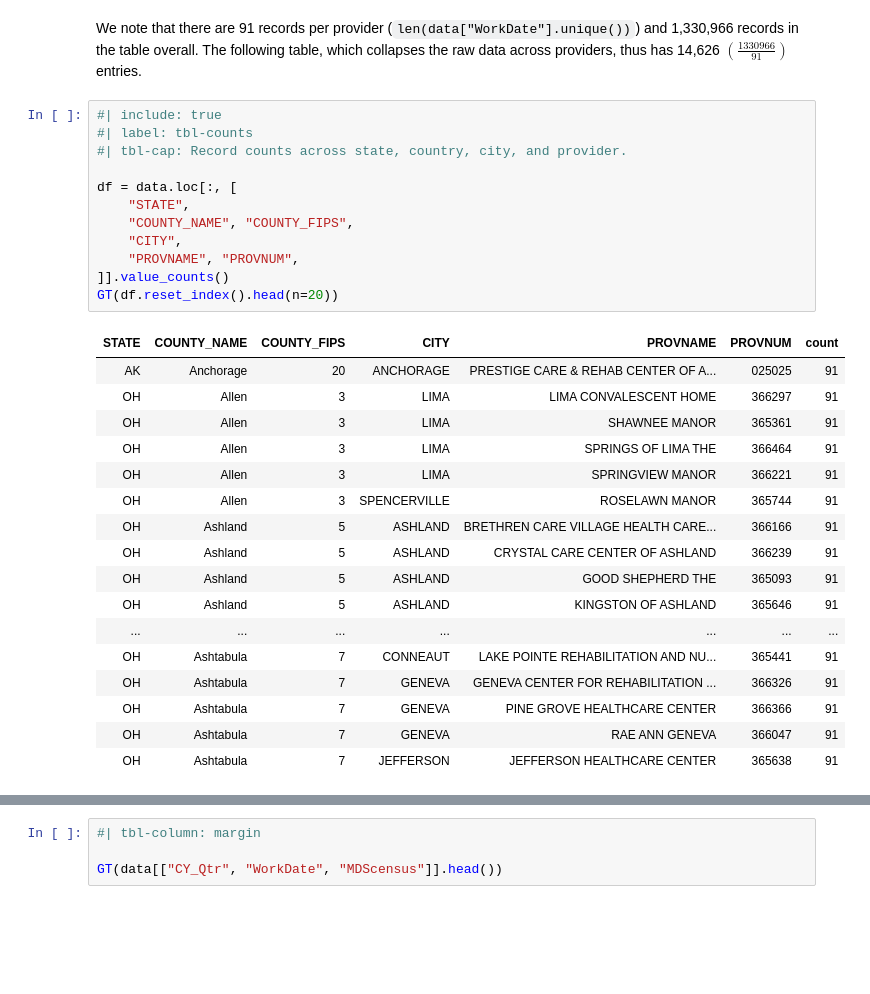
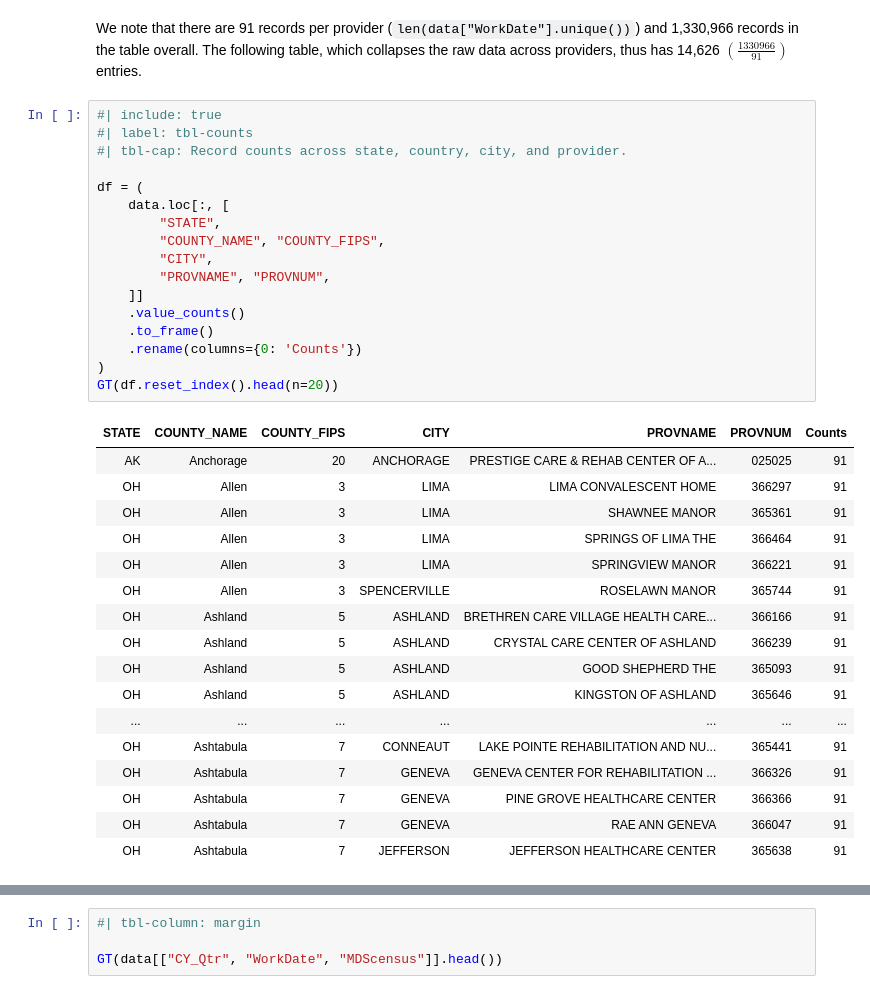
Before and after one commit to bainmatt/clipboard-report, a Jupyter notebook: notebooks/report.ipynb, the cells around one changed output, grey strips where cells are left out. Saved outputs shown, nothing was run; the diff lists cells and outputs as text; blank space fills up the shorter version.

```diff
--- a/notebooks/report.ipynb
+++ b/notebooks/report.ipynb
@@ -128,17 +135,22 @@ We note that there are 91 records per provider (`len(data["WorkDate"].unique())`
 # %%
 #| include: true
 #| label: tbl-counts
 #| tbl-cap: Record counts across state, country, city, and provider.
 
-df = data.loc[:, [
-    "STATE",
-    "COUNTY_NAME", "COUNTY_FIPS",
-    "CITY",
-    "PROVNAME", "PROVNUM",
-]].value_counts()
+df = (
+    data.loc[:, [
+        "STATE",
+        "COUNTY_NAME", "COUNTY_FIPS",
+        "CITY",
+        "PROVNAME", "PROVNUM",
+    ]]
+    .value_counts()
+    .to_frame()
+    .rename(columns={0: 'Counts'})
+)
 GT(df.reset_index().head(n=20))
 # %% [output]
-| STATE | COUNTY_NAME | COUNTY_FIPS | CITY | PROVNAME | PROVNUM | count |
+| STATE | COUNTY_NAME | COUNTY_FIPS | CITY | PROVNAME | PROVNUM | Counts |
 | AK | Anchorage | 20 | ANCHORAGE | PRESTIGE CARE & REHAB CENTER OF A... | 025025 | 91 |
 | OH | Allen | 3 | LIMA | LIMA CONVALESCENT HOME | 366297 | 91 |
 | OH | Allen | 3 | LIMA | SHAWNEE MANOR | 365361 | 91 |
```
Also changed, not shown: parts of 6 cells of this notebook, 6 other files.
